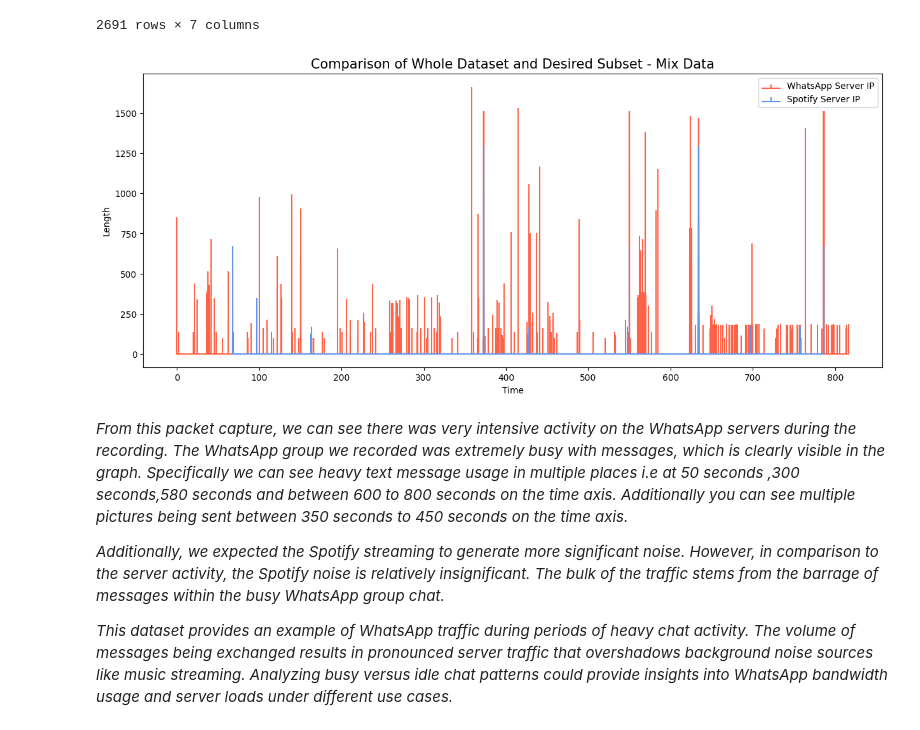
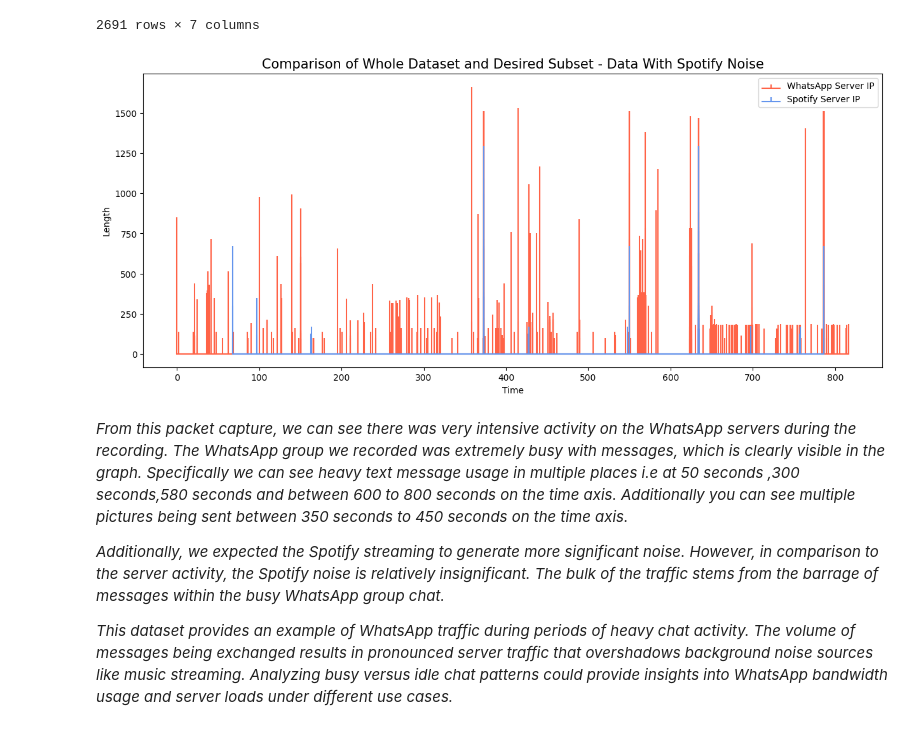
Before and after one commit to NoaAmichai/Computer_networks_final_project, a Jupyter notebook: src/project.ipynb, the cells around one changed output. Cells and saved outputs as stored; diff of their text form; code cells hidden in the pictures.

```diff
--- a/src/project.ipynb
+++ b/src/project.ipynb
@@ -507,10 +507,10 @@ text_with_spotify_filter = text_with_spotify.loc[
 spotify_packets = text_with_spotify.loc[
     (text_with_spotify['Source'] == '2600:1901:1:c36::')
 ]
-# %%
-plot_main_and_sub_graph(text_with_spotify_filter,spotify_packets, 'Comparison of Whole Dataset and Desired Subset - Mix Data' ,'WhatsApp Server IP','Spotify Server IP')
-# %% [output]
-[figure, removed]
+# %%
+plot_main_and_sub_graph(text_with_spotify_filter,spotify_packets, 'Comparison of Whole Dataset and Desired Subset - Data With Spotify Noise' ,'WhatsApp Server IP','Spotify Server IP')
+# %% [output]
+[figure, added]
 # %% [markdown]
 *From this packet capture, we can see there was very intensive activity on the WhatsApp servers during the recording. The WhatsApp group we recorded was extremely busy with messages, which is clearly visible in the graph. Specifically we can see heavy text message usage in multiple places i.e at 50 seconds ,300 seconds,580 seconds and between 600 to 800 seconds on the time axis. Additionally you can see multiple pictures being sent between 350 seconds to 450 seconds on the time axis.*
 
```
Also changed, not shown: parts of 4 cells of this notebook, 3 other files.
